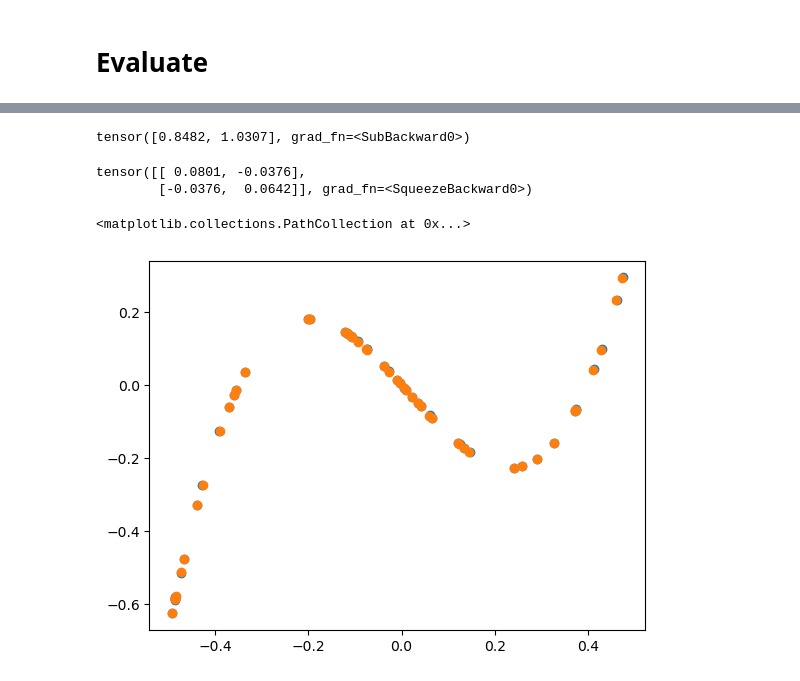
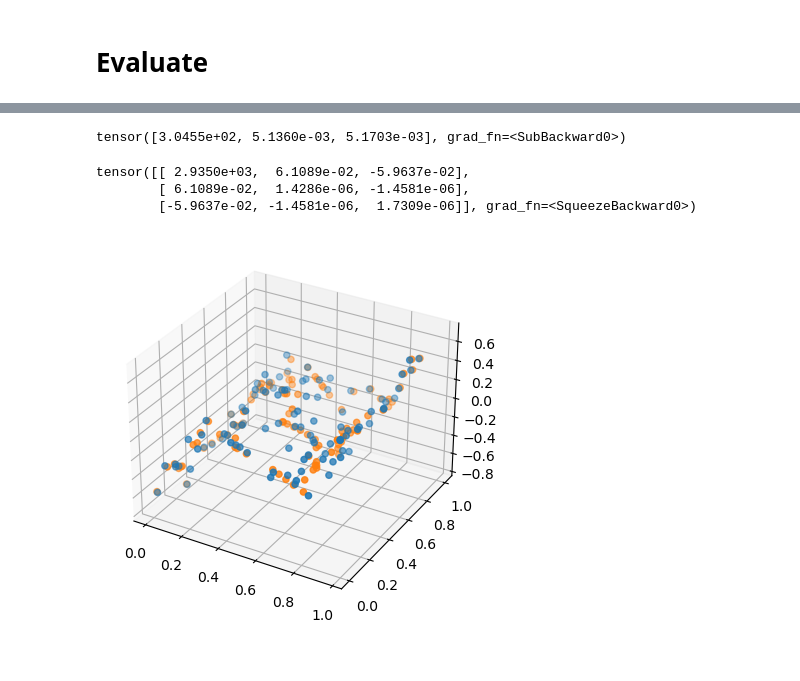
Before and after one commit to IDEALLab/Least_Volume_ICLR2024, a Jupyter notebook: notebook/constrained.ipynb, the cells around one changed output, grey strips where cells are left out. Cells and saved outputs as stored; diff of their text form; code cells hidden in the pictures.

```diff
--- a/notebook/constrained.ipynb
+++ b/notebook/constrained.ipynb
@@ -92,12 +92,22 @@ class LeastVolumeBinarySearch:
 # %% [markdown]
 # Data
 # %%
-X, _ = torch.sort(torch.rand(50))
-X = X - 0.5
-# Y = X + 5 * X ** 3
-Y = 10 * (X - 0.4) * X * (X + 0.35)
-data = torch.stack([X, Y], dim=-1)
+# X, _ = torch.sort(torch.rand(50))
+# X = X - 0.5
+# # Y = X + 5 * X ** 3
+# Y = 10 * (X - 0.4) * X * (X + 0.35)
+# data = torch.stack([X, Y], dim=-1)
 
-plt.scatter(X.numpy(), Y.numpy())
-plt.show()
+# plt.scatter(X.numpy(), Y.numpy())
+# plt.show()
+
+XY = torch.rand(100, 2)
+X = XY[:, 0] - 0.5
+Z = 10 * (X-0.3) * X * (X+0.3) + torch.randn(len(X))/10
+data = torch.stack([XY[:,0], XY[:,1], Z], dim=-1)
+
+fig = plt.figure()
+ax = fig.add_subplot(projection='3d')
+ax.scatter(XY[:,0].numpy(), XY[:,1].numpy(), Z.numpy())
+fig.show()
 # %% [output]
@@ -105,8 +115,10 @@ plt.show()
 # %% [markdown]
 # Train
 # %%
-encoder = MLP(2, 2, [32]*4)
-decoder = SNMLP(2, 2, [32]*4)
+# encoder = MLP(2, 2, [32]*4)
+# decoder = SNMLP(2, 2, [32]*4)
+encoder = MLP(3, 3, [128]*4)
+decoder = SNMLP(3, 3, [128]*4)
 None
 # %%
 def vol():
@@ -192,16 +233,24 @@ plt.show()
 # %%
 z.max(0)[0] - z.min(0)[0]
 # %% [output]
-tensor([0.8482, 1.0307], grad_fn=<SubBackward0>)
+tensor([3.0455e+02, 5.1360e-03, 5.1703e-03], grad_fn=<SubBackward0>)
 # %%
 z.T.cov()
 # %% [output]
-tensor([[ 0.0801, -0.0376],
-        [-0.0376,  0.0642]], grad_fn=<SqueezeBackward0>)
+tensor([[ 2.9350e+03,  6.1089e-02, -5.9637e-02],
+        [ 6.1089e-02,  1.4286e-06, -1.4581e-06],
+        [-5.9637e-02, -1.4581e-06,  1.7309e-06]], grad_fn=<SqueezeBackward0>)
 # %%
+# rec = decoder(z).detach().numpy()
+# plt.scatter(X.numpy(), Y.numpy())
+# plt.scatter(rec[:, 0], rec[:, 1])
+
 rec = decoder(z).detach().numpy()
-plt.scatter(X.numpy(), Y.numpy())
-plt.scatter(rec[:, 0], rec[:, 1])
+
+fig = plt.figure()
+ax = fig.add_subplot(projection='3d')
+ax.scatter(XY[:,0].numpy(), XY[:,1].numpy(), Z.numpy())
+ax.scatter(rec[:, 0], rec[:, 1], rec[:, 2])
+fig.show()
 # %% [output]
-<matplotlib.collections.PathCollection at 0x...>
-[figure, old version]
+[figure, new version]
```
Also changed, not shown: parts of 8 cells of this notebook, 17 other files.
